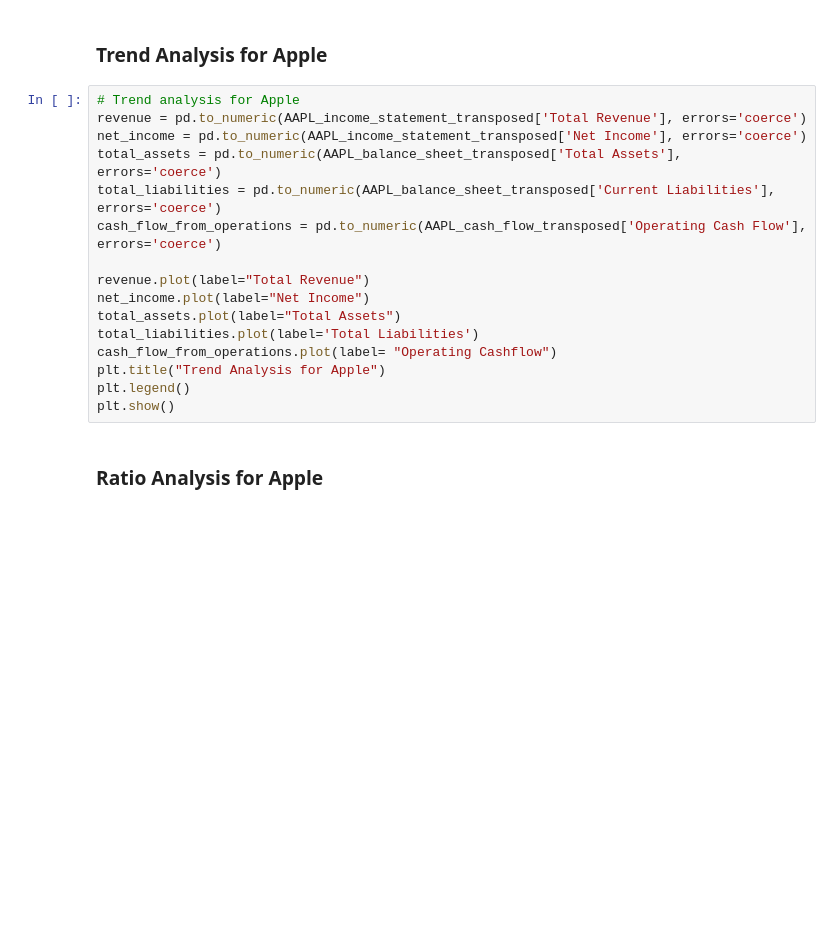
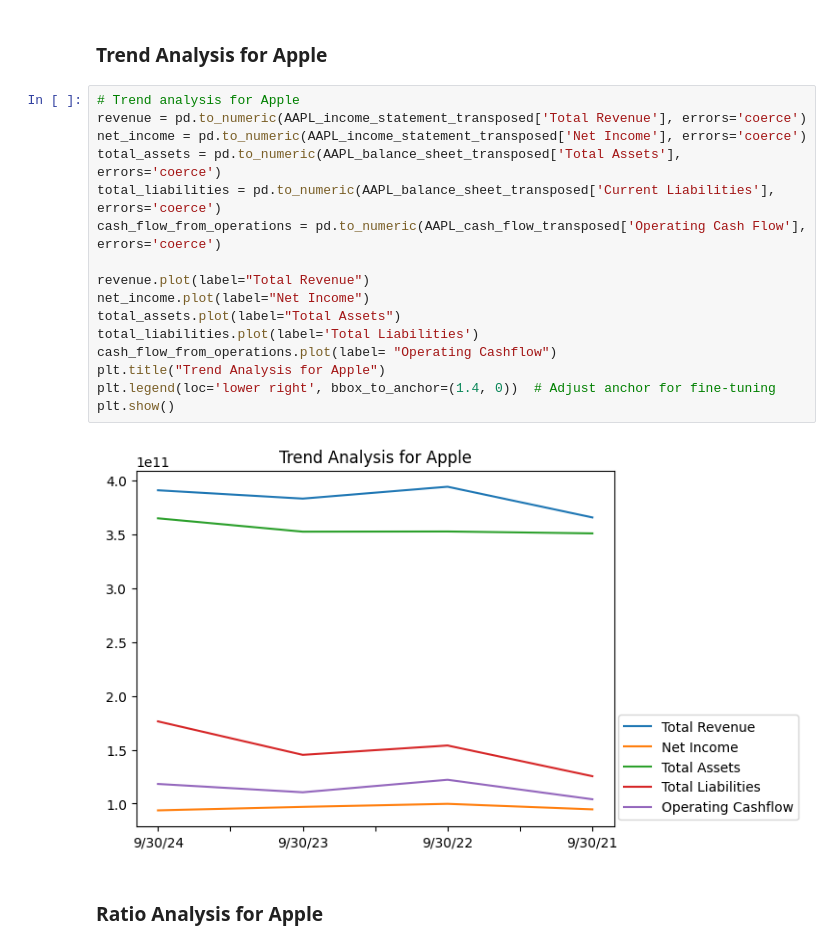
Before and after one commit to adhfmz8/stock-price-prediction, a Jupyter notebook: notebooks/01_data_exploration.ipynb, the cells around one changed output. Cells and saved outputs as stored; diff of their text form; blank space fills up the shorter version.

Commit message:
Fixed graphs for trend analysis

```diff
--- a/notebooks/01_data_exploration.ipynb
+++ b/notebooks/01_data_exploration.ipynb
@@ -258,19 +398,21 @@ print(missing_values_df.round(2))
 # %%
 # Trend analysis for Apple
 revenue = pd.to_numeric(AAPL_income_statement_transposed['Total Revenue'], errors='coerce')
 net_income = pd.to_numeric(AAPL_income_statement_transposed['Net Income'], errors='coerce')
 total_assets = pd.to_numeric(AAPL_balance_sheet_transposed['Total Assets'], errors='coerce')
 total_liabilities = pd.to_numeric(AAPL_balance_sheet_transposed['Current Liabilities'], errors='coerce')
 cash_flow_from_operations = pd.to_numeric(AAPL_cash_flow_transposed['Operating Cash Flow'], errors='coerce')
 
 revenue.plot(label="Total Revenue")
 net_income.plot(label="Net Income")
 total_assets.plot(label="Total Assets")
 total_liabilities.plot(label='Total Liabilities')
 cash_flow_from_operations.plot(label= "Operating Cashflow")
 plt.title("Trend Analysis for Apple")
-plt.legend()
+plt.legend(loc='lower right', bbox_to_anchor=(1.4, 0))  # Adjust anchor for fine-tuning
 plt.show()
+# %% [output]
+[figure, added]
 # %% [markdown]
 ### Ratio Analysis for Apple
 # %%
```
Also changed, not shown: parts of 134 cells of this notebook.
